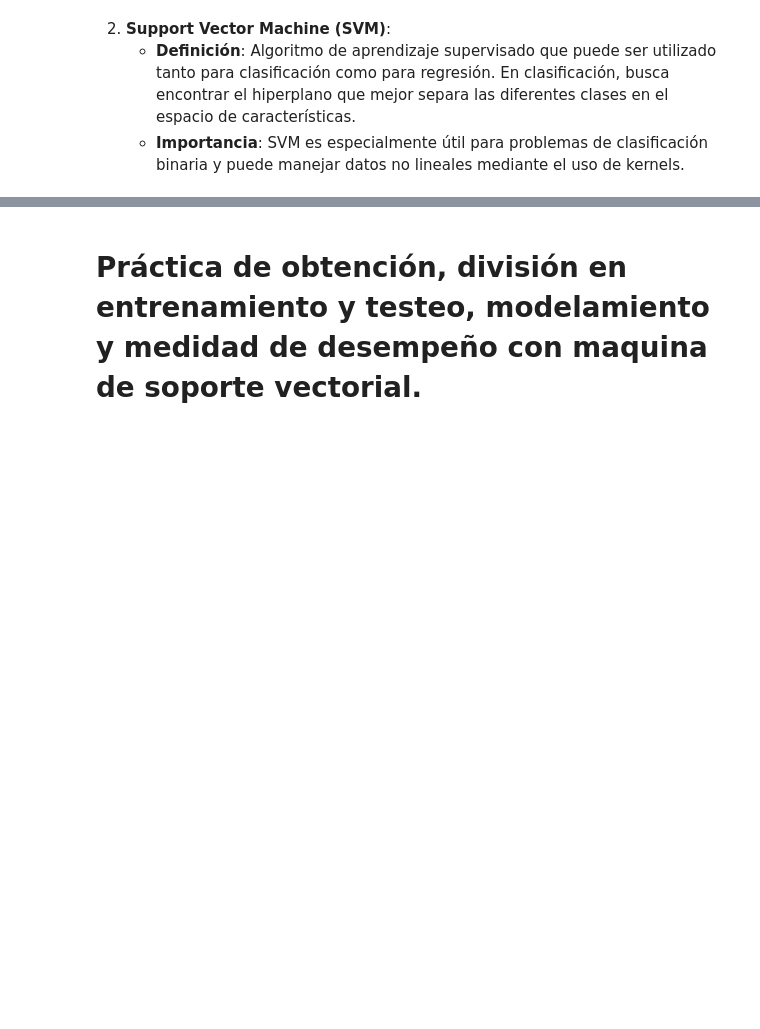
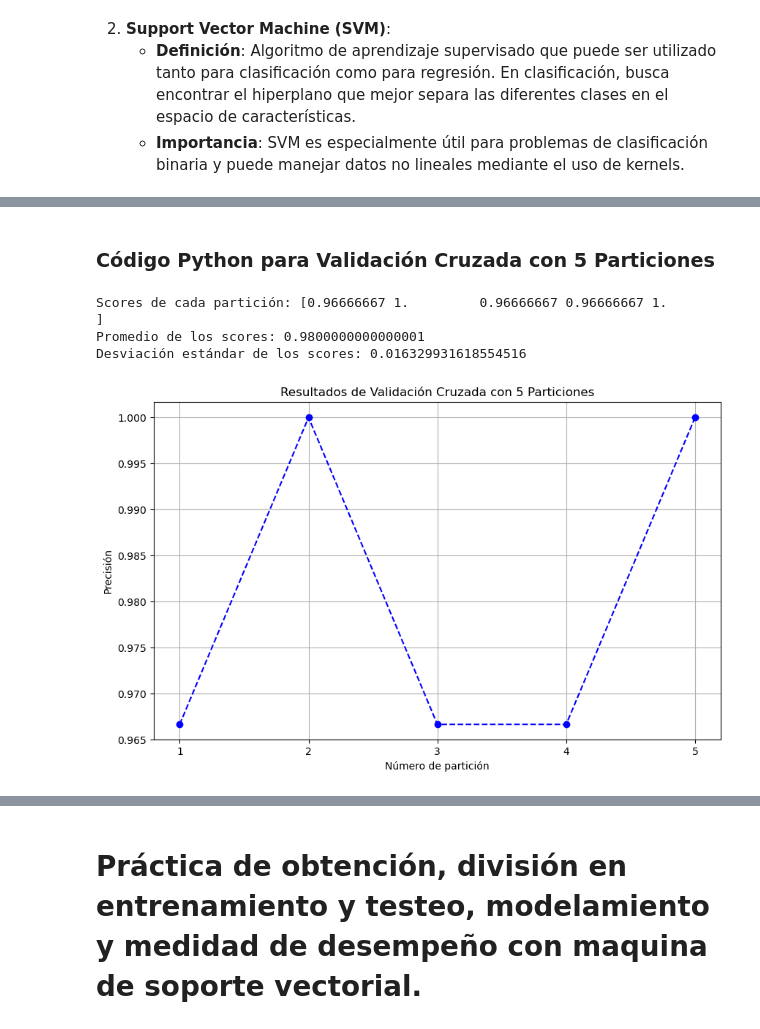
Before and after one commit to marco-canas/arima, a Jupyter notebook: 1_club_de_revistas_tematico/3/1_clasificacion_dengue_con_svm.ipynb, the cells around one changed output, grey strips where cells are left out. Saved outputs shown, nothing was run; the diff lists cells and outputs as text; code cells hidden in the pictures; blank space fills up the shorter version.

Commit message:
graficación de la validación cruzada

```diff
--- a/1_club_de_revistas_tematico/3/1_clasificacion_dengue_con_svm.ipynb
+++ b/1_club_de_revistas_tematico/3/1_clasificacion_dengue_con_svm.ipynb
@@ -238,0 +231,43 @@ X_train, X_test, y_train, y_test = train_test_split(X, y, test_size=0.3, random_
+# %% [markdown]
+
+### **Código Python para Validación Cruzada con 5 Particiones**
+# %%
+
+
+# Importar las librerías necesarias
+import numpy as np
+from sklearn.datasets import load_iris
+from sklearn.model_selection import cross_val_score
+from sklearn.svm import SVC
+import matplotlib.pyplot as plt
+
+# Cargar el conjunto de datos Iris
+iris = load_iris()
+X = iris.data
+y = iris.target
+
+# Crear el clasificador SVM
+model = SVC(kernel='linear')
+
+# Aplicar validación cruzada con 5 particiones
+cv_scores = cross_val_score(model, X, y, cv=5)
+
+# Imprimir los resultados
+print(f"Scores de cada partición: {cv_scores}")
+print(f"Promedio de los scores: {np.mean(cv_scores)}")
+print(f"Desviación estándar de los scores: {np.std(cv_scores)}")
+
+# Visualizar los resultados
+plt.figure(figsize=(10, 6))
+plt.plot(range(1, 6), cv_scores, marker='o', linestyle='--', color='b')
+plt.xlabel('Número de partición')
+plt.ylabel('Precisión')
+plt.title('Resultados de Validación Cruzada con 5 Particiones')
+plt.xticks(range(1, 6))
+plt.grid(True)
+plt.show()
+# %% [output]
+Scores de cada partición: [0.96666667 1.         0.96666667 0.96666667 1.        ]
+Promedio de los scores: 0.9800000000000001
+Desviación estándar de los scores: 0.016329931618554516
+[figure, added]
```
Also changed, not shown: parts of 25 cells of this notebook.
